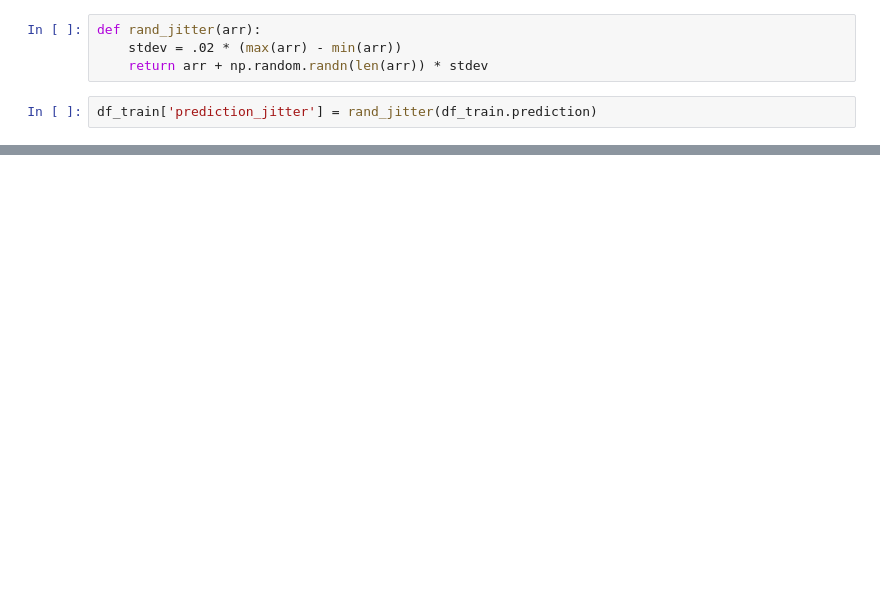
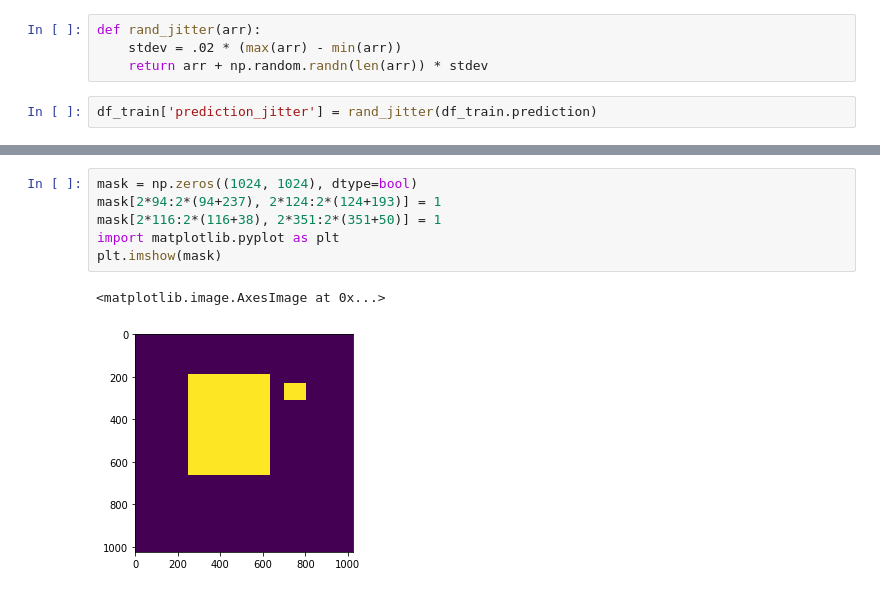
Before and after one commit to FscoreLab/banh_bao, a Jupyter notebook: notebooks/Models.ipynb, the cells around one changed output, grey strips where cells are left out. Saved outputs shown, nothing was run; the diff lists cells and outputs as text; blank space fills up the shorter version.

```diff
--- a/notebooks/Models.ipynb
+++ b/notebooks/Models.ipynb
@@ -229,0 +331,9 @@ df_train.y.hist()
+# %%
+mask = np.zeros((1024, 1024), dtype=bool)
+mask[2*94:2*(94+237), 2*124:2*(124+193)] = 1
+mask[2*116:2*(116+38), 2*351:2*(351+50)] = 1
+import matplotlib.pyplot as plt
+plt.imshow(mask)
+# %% [output]
+<matplotlib.image.AxesImage at 0x...>
+[figure, added]
```
Also changed, not shown: parts of 12 cells of this notebook, 2 other files.
